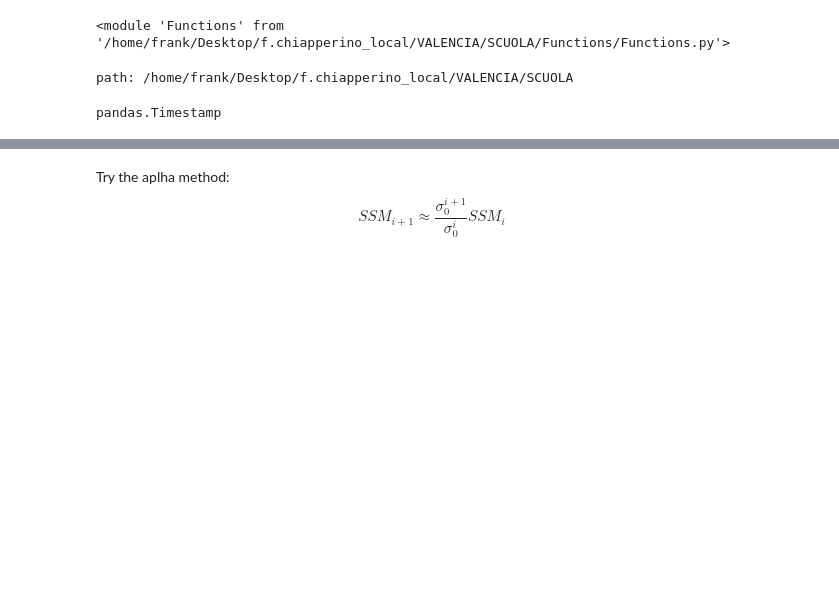
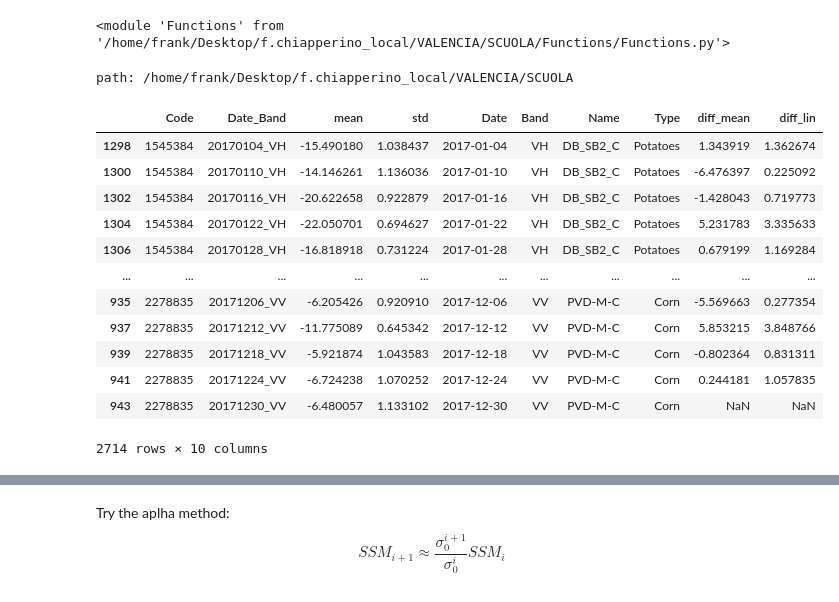
Before and after one commit to cFr4nk/Tesi_SAR_Analysis, a Jupyter notebook: Moisture.ipynb, the cells around one changed output, grey strips where cells are left out. Cells and saved outputs as stored; diff of their text form; code cells hidden in the pictures; blank space fills up the shorter version.

```diff
--- a/Moisture.ipynb
+++ b/Moisture.ipynb
@@ -23,12 +23,27 @@ path: /home/frank/Desktop/f.chiapperino_local/VALENCIA/SCUOLA
 # %%
 sigma_TM = pd.DataFrame(pd.read_csv(input_path / 'TimeSeries_sigma.csv'))
 sigma_TM['Date'] = pd.to_datetime(sigma_TM['Date'])
 date_S1 = list(pd.unique(pd.to_datetime(sigma_TM['Date'])))
+sigma_TM.drop(sigma_TM[sigma_TM['mean'] == 0].index,inplace=True)
 
-sigma_TM = sigma_TM.sort_values(by=['Code', 'Band'])
-sigma_TM['diff_mean'] = sigma_TM.groupby(['Code', 'Band'])['mean'].diff()
-display(type(sigma_TM['Date'].iloc[0]))
+
+sigma_TM = sigma_TM.sort_values(by=['Code', 'Band', 'Date'])
+sigma_TM['diff_mean'] = -sigma_TM.groupby(['Code', 'Band'])['mean'].diff(periods=-1)
+sigma_TM['diff_lin'] = 10 ** (sigma_TM['diff_mean']/10)
+display(sigma_TM)
 # %% [output]
+|  | Code | Date_Band | mean | std | Date | Band | Name | Type | diff_mean | diff_lin |
+| 1298 | 1545384 | 20170104_VH | -15.490180 | 1.038437 | 2017-01-04 | VH | DB_SB2_C | Potatoes | 1.343919 | 1.362674 |
+| 1300 | 1545384 | 20170110_VH | -14.146261 | 1.136036 | 2017-01-10 | VH | DB_SB2_C | Potatoes | -6.476397 | 0.225092 |
+| 1302 | 1545384 | 20170116_VH | -20.622658 | 0.922879 | 2017-01-16 | VH | DB_SB2_C | Potatoes | -1.428043 | 0.719773 |
+| 1304 | 1545384 | 20170122_VH | -22.050701 | 0.694627 | 2017-01-22 | VH | DB_SB2_C | Potatoes | 5.231783 | 3.335633 |
+| 1306 | 1545384 | 20170128_VH | -16.818918 | 0.731224 | 2017-01-28 | VH | DB_SB2_C | Potatoes | 0.679199 | 1.169284 |
+| ... | ... | ... | ... | ... | ... | ... | ... | ... | ... | ... |
+| 935 | 2278835 | 20171206_VV | -6.205426 | 0.920910 | 2017-12-06 | VV | PVD-M-C | Corn | -5.569663 | 0.277354 |
+| 937 | 2278835 | 20171212_VV | -11.775089 | 0.645342 | 2017-12-12 | VV | PVD-M-C | Corn | 5.853215 | 3.848766 |
+| 939 | 2278835 | 20171218_VV | -5.921874 | 1.043583 | 2017-12-18 | VV | PVD-M-C | Corn | -0.802364 | 0.831311 |
+| 941 | 2278835 | 20171224_VV | -6.724238 | 1.070252 | 2017-12-24 | VV | PVD-M-C | Corn | 0.244181 | 1.057835 |
+| 943 | 2278835 | 20171230_VV | -6.480057 | 1.133102 | 2017-12-30 | VV | PVD-M-C | Corn | NaN | NaN |
-pandas.Timestamp
+2714 rows × 10 columns
 # %%
 moisture = pd.read_excel('/home/frank/Desktop/f.chiapperino_local'
```
Also changed, not shown: parts of 8 cells of this notebook, 1 other file.
